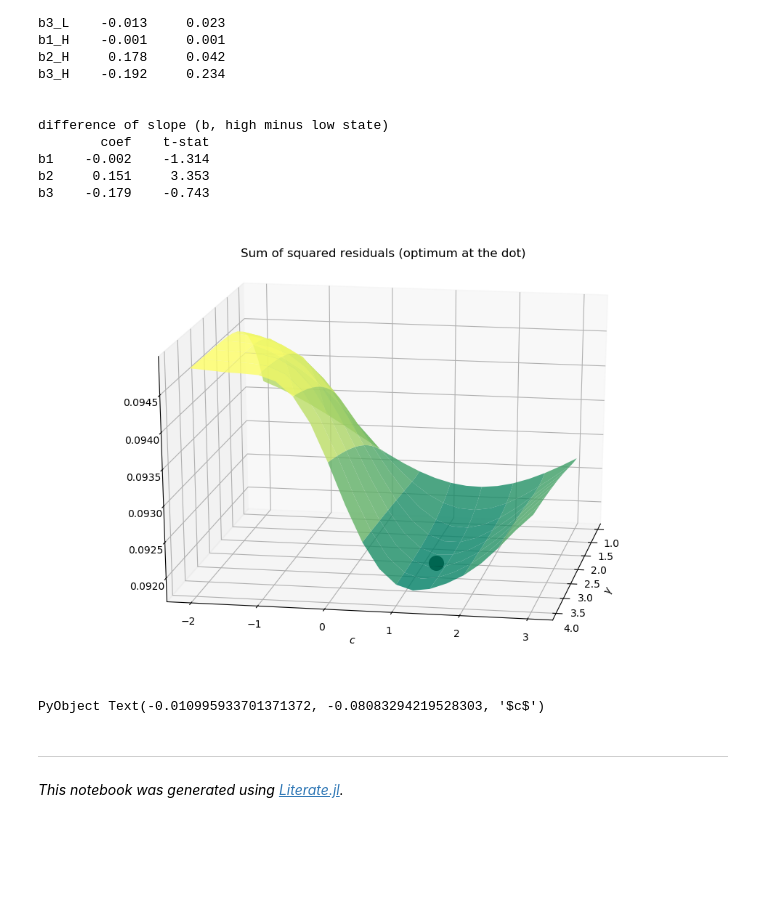
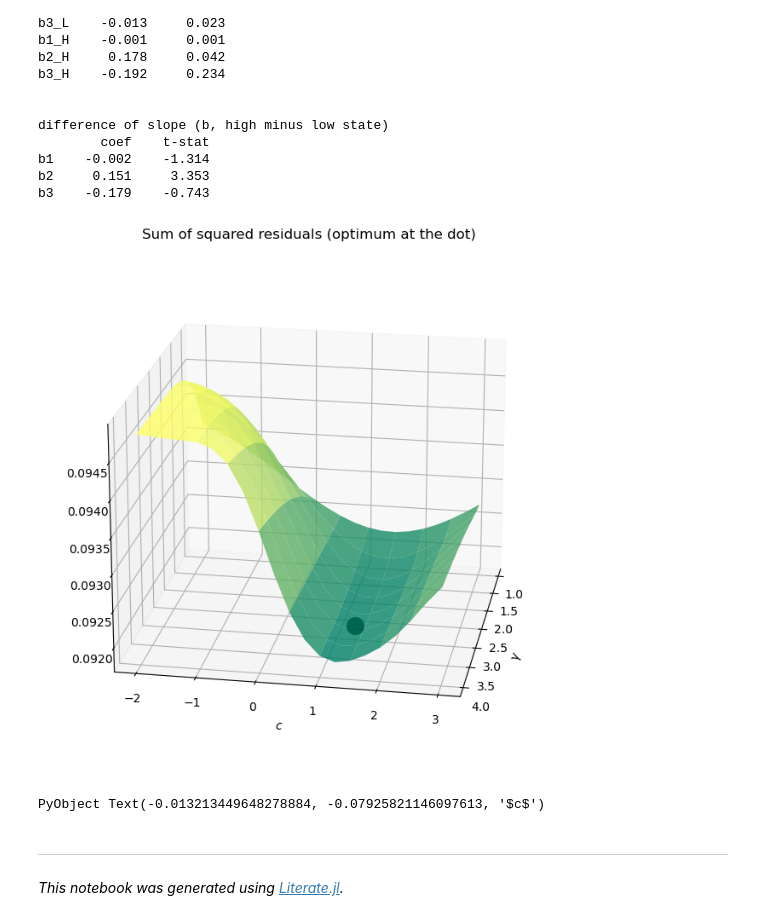
Before and after one commit to PaulSoderlind/PaulSoderlindCode, a Jupyter notebook: LStar/Example.ipynb, the cells around one changed output. Saved outputs shown, nothing was run; the diff lists cells and outputs as text; code cells hidden in the pictures; blank space fills up the shorter version.

Commit message:
updated plotting/tested on 1.9

```diff
--- a/LStar/Example.ipynb
+++ b/LStar/Example.ipynb
@@ -82,21 +82,21 @@ b3    -0.179    -0.743
 # %%
 #Plot of the loss function. Comment out this if you do not have PyPlot installed.
 using PyPlot
-PyPlot.svg(true)           #for ipynb notebooks
+PyPlot.svg(false)           #prettier if `true`
 
 using3D()                   #active 3D plotting
 fig = figure(figsize=(12,8))
-ax = gca(projection="3d")
+ax = PyPlot.axes(projection="3d")
   surf(gM,cM,fnOutput.sseM',rstride=2,cstride=2,cmap=ColorMap("summer"),alpha=0.8)
   scatter(fnOutput.gcHat[1],fnOutput.gcHat[2],zs=minimum(fnOutput.sseM),s=200,color="k")
   ax.view_init(elev=20.0, azim=10)
   title("Sum of squared residuals (optimum at the dot)")
   xlabel(L"$\gamma$")
   ylabel(L"$c$")
-  #display(gcf())          #uncomment in Atom/Juno
+  #display(gcf())          #uncomment in VsCode
 # %% [output]
-[figure, old version]
+[figure, new version]
-PyObject Text(-0.010995933701371372, -0.08083294219528303, '$c$')
+PyObject Text(-0.013213449648278884, -0.07925821146097613, '$c$')
 # %% [markdown]
 ---
 
```
Also changed, not shown: parts of 1 cell of this notebook, 6 other files.
